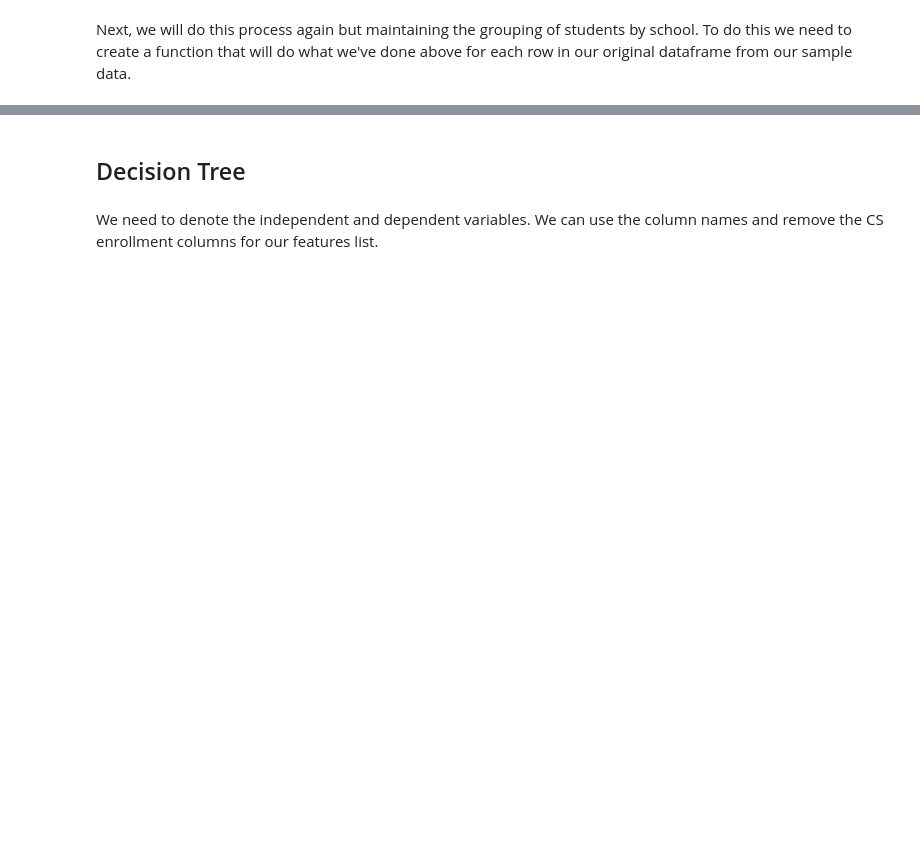
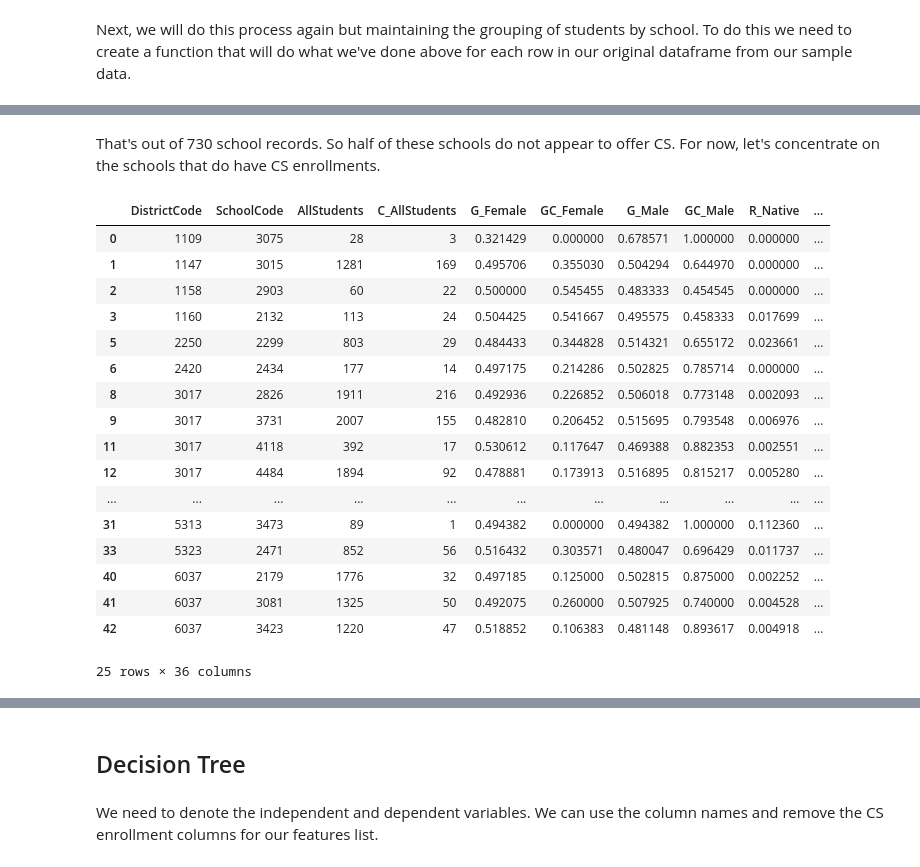
Before and after one commit to brinkbrink/WA_CS, a Jupyter notebook: WACSKeyPredictors.ipynb, the cells around one changed output, grey strips where cells are left out. Drawn from its saved outputs; the diff is of its cells as text; code cells hidden in the pictures; blank space fills up the shorter version.

Commit message:
expanding rows per school

```diff
--- a/WACSKeyPredictors.ipynb
+++ b/WACSKeyPredictors.ipynb
@@ -884,0 +871,24 @@ synth_probs.head(25)
+# %% [markdown]
+That's out of 730 school records. So half of these schools do not appear to offer CS. For now, let's concentrate on the schools that do have CS enrollments.
+# %%
+cs_schools = synth_school[synth_school['C_AllStudents'] != 0]
+cs_schools.head(25)
+# %% [output]
+|  | DistrictCode | SchoolCode | AllStudents | C_AllStudents | G_Female | GC_Female | G_Male | GC_Male | R_Native | ... |
+| 0 | 1109 | 3075 | 28 | 3 | 0.321429 | 0.000000 | 0.678571 | 1.000000 | 0.000000 | ... |
+| 1 | 1147 | 3015 | 1281 | 169 | 0.495706 | 0.355030 | 0.504294 | 0.644970 | 0.000000 | ... |
+| 2 | 1158 | 2903 | 60 | 22 | 0.500000 | 0.545455 | 0.483333 | 0.454545 | 0.000000 | ... |
+| 3 | 1160 | 2132 | 113 | 24 | 0.504425 | 0.541667 | 0.495575 | 0.458333 | 0.017699 | ... |
+| 5 | 2250 | 2299 | 803 | 29 | 0.484433 | 0.344828 | 0.514321 | 0.655172 | 0.023661 | ... |
+| 6 | 2420 | 2434 | 177 | 14 | 0.497175 | 0.214286 | 0.502825 | 0.785714 | 0.000000 | ... |
+| 8 | 3017 | 2826 | 1911 | 216 | 0.492936 | 0.226852 | 0.506018 | 0.773148 | 0.002093 | ... |
+| 9 | 3017 | 3731 | 2007 | 155 | 0.482810 | 0.206452 | 0.515695 | 0.793548 | 0.006976 | ... |
+| 11 | 3017 | 4118 | 392 | 17 | 0.530612 | 0.117647 | 0.469388 | 0.882353 | 0.002551 | ... |
+| 12 | 3017 | 4484 | 1894 | 92 | 0.478881 | 0.173913 | 0.516895 | 0.815217 | 0.005280 | ... |
+| ... | ... | ... | ... | ... | ... | ... | ... | ... | ... | ... |
+| 31 | 5313 | 3473 | 89 | 1 | 0.494382 | 0.000000 | 0.494382 | 1.000000 | 0.112360 | ... |
+| 33 | 5323 | 2471 | 852 | 56 | 0.516432 | 0.303571 | 0.480047 | 0.696429 | 0.011737 | ... |
+| 40 | 6037 | 2179 | 1776 | 32 | 0.497185 | 0.125000 | 0.502815 | 0.875000 | 0.002252 | ... |
+| 41 | 6037 | 3081 | 1325 | 50 | 0.492075 | 0.260000 | 0.507925 | 0.740000 | 0.004528 | ... |
+| 42 | 6037 | 3423 | 1220 | 47 | 0.518852 | 0.106383 | 0.481148 | 0.893617 | 0.004918 | ... |
+25 rows × 36 columns
```
Also changed, not shown: parts of 66 cells of this notebook.
